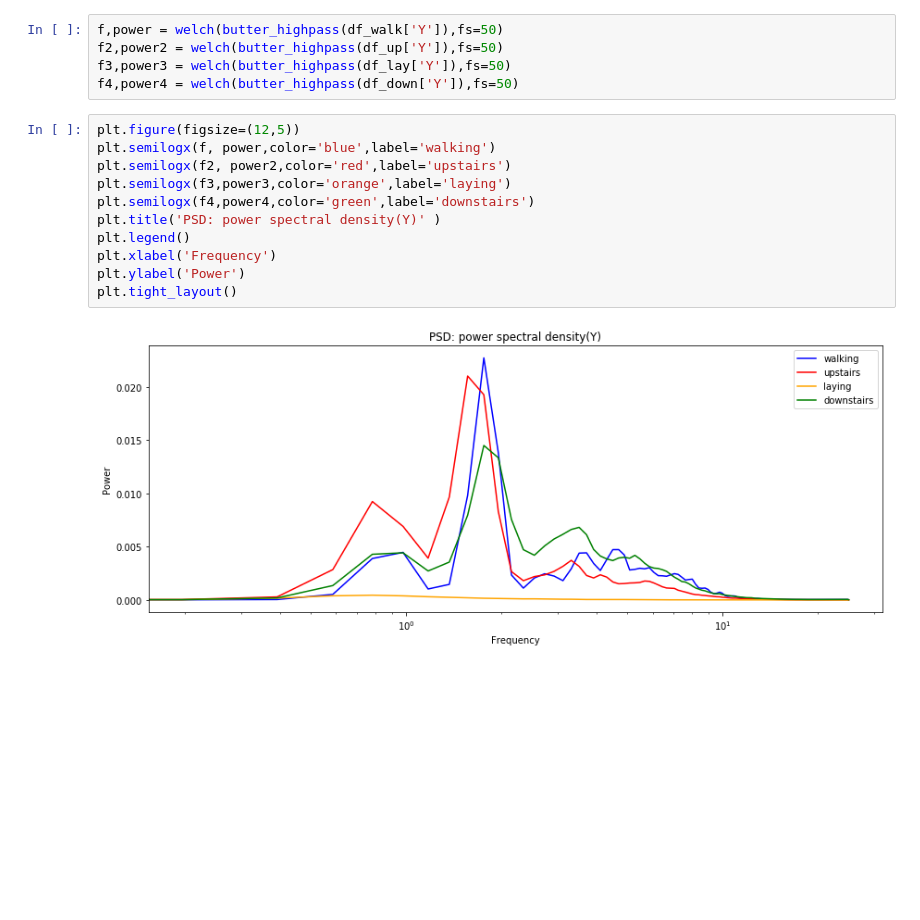
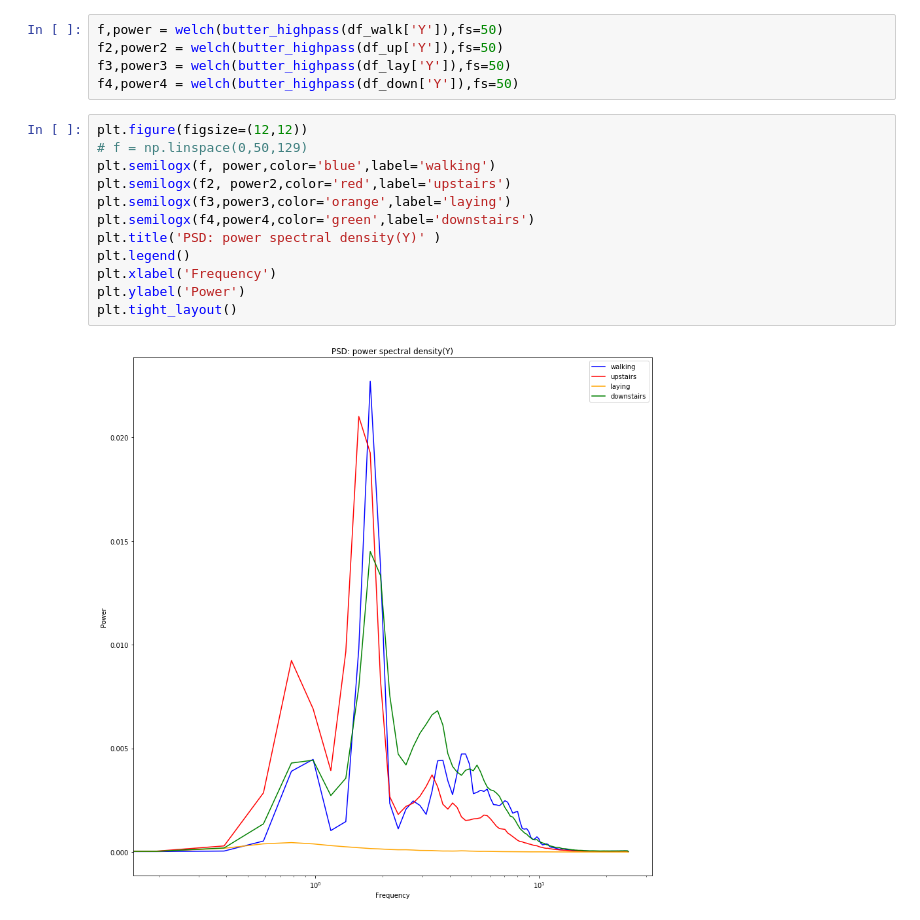
Before and after one commit to Devinml/Human-activity-recognition-using-smartphone-data, a Jupyter notebook: notebooks/EDA_RAW_DATA.ipynb, the cells around one changed output. Saved outputs shown, nothing was run; the diff lists cells and outputs as text; blank space fills up the shorter version.

```diff
--- a/notebooks/EDA_RAW_DATA.ipynb
+++ b/notebooks/EDA_RAW_DATA.ipynb
@@ -214,15 +219,16 @@ f2,power2 = welch(butter_highpass(df_up['Y']),fs=50)
 f3,power3 = welch(butter_highpass(df_lay['Y']),fs=50)
 f4,power4 = welch(butter_highpass(df_down['Y']),fs=50)
 # %%
-plt.figure(figsize=(12,5))
+plt.figure(figsize=(12,12))
+# f = np.linspace(0,50,129)
 plt.semilogx(f, power,color='blue',label='walking')
 plt.semilogx(f2, power2,color='red',label='upstairs')
 plt.semilogx(f3,power3,color='orange',label='laying')
 plt.semilogx(f4,power4,color='green',label='downstairs')
 plt.title('PSD: power spectral density(Y)' )
 plt.legend()
 plt.xlabel('Frequency')
 plt.ylabel('Power')
 plt.tight_layout()
 # %% [output]
-[figure, old version]
+[figure, new version]
```
Also changed, not shown: parts of 2 cells of this notebook.
